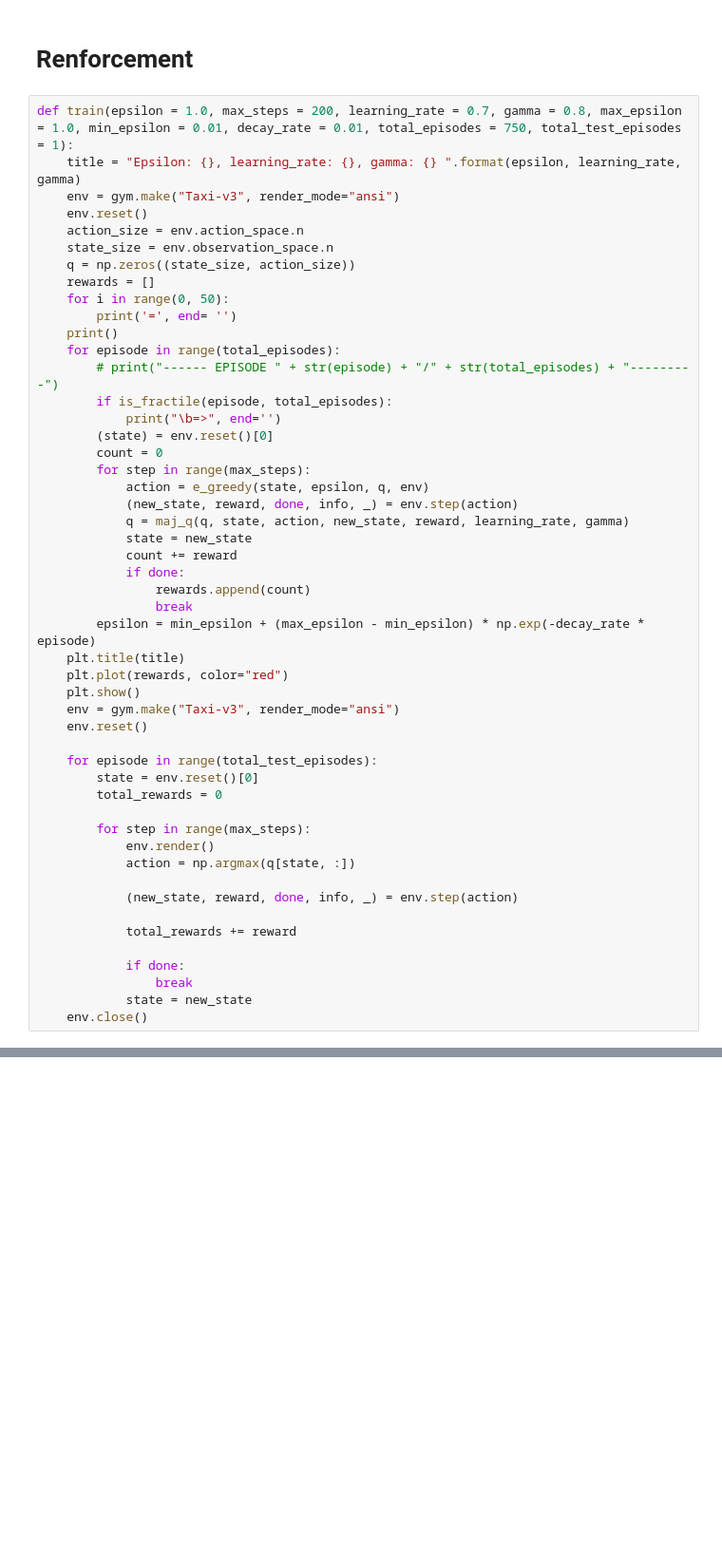
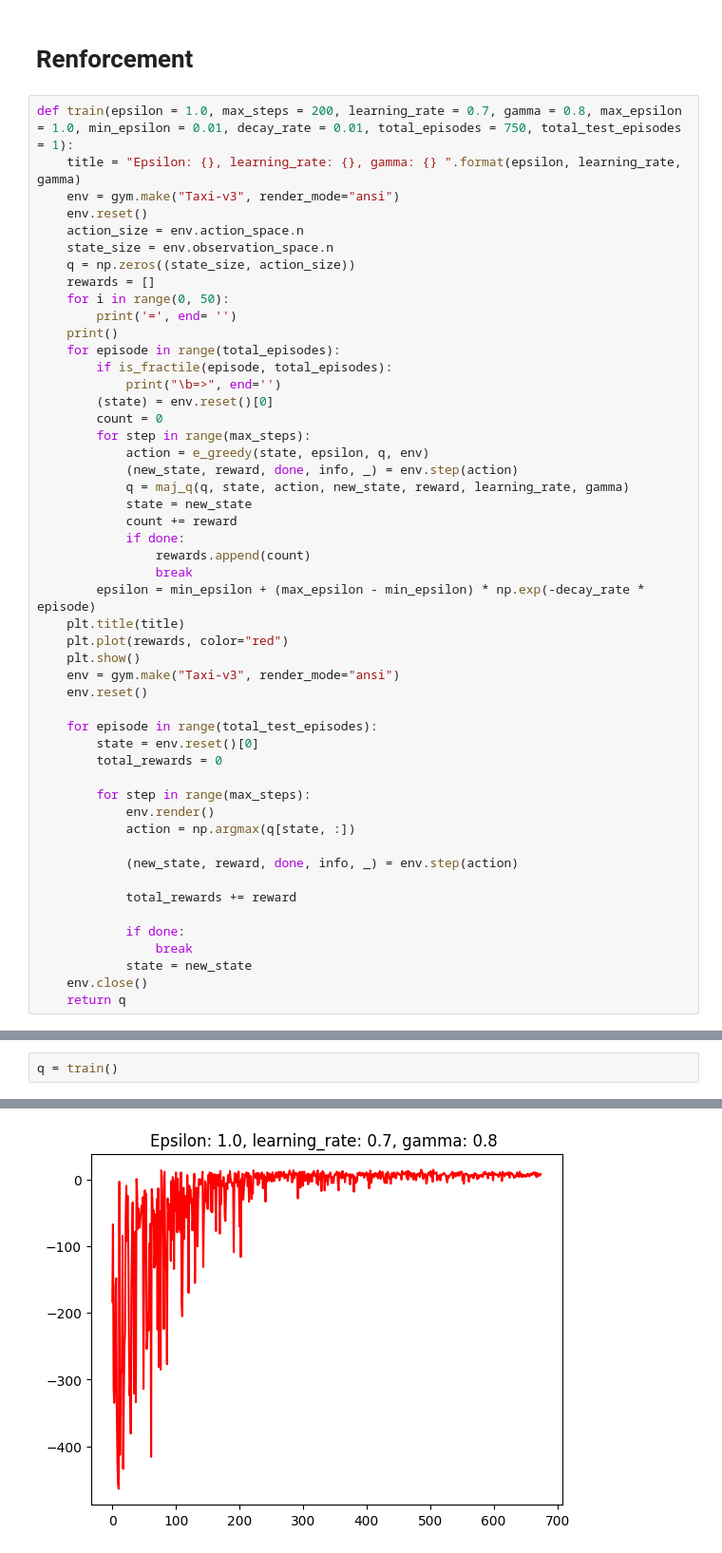
Before and after one commit to baudu69/TP_Reinforcment_Bonnevay, a Jupyter notebook: AUDU_Reinforcement_Learning.ipynb, the cells around one changed output, grey strips where cells are left out. Shown: that part at 95% size. Saved outputs shown, nothing was run; the diff lists cells and outputs as text; blank space fills up the shorter version.

```diff
--- a/AUDU_Reinforcement_Learning.ipynb
+++ b/AUDU_Reinforcement_Learning.ipynb
@@ -38,7 +50,6 @@ def train(epsilon = 1.0, max_steps = 200, learning_rate = 0.7, gamma = 0.8, max_
         print('=', end= '')
     print()
     for episode in range(total_episodes):
-        # print("------ EPISODE " + str(episode) + "/" + str(total_episodes) + "---------")
         if is_fractile(episode, total_episodes):
             print("\b=>", end='')
         (state) = env.reset()[0]
@@ -75,3 +86,4 @@ def train(epsilon = 1.0, max_steps = 200, learning_rate = 0.7, gamma = 0.8, max_
                 break
             state = new_state
     env.close()
+    return q
@@ -111,0 +90,3 @@ train()
+# %%
+q = train()
+# %% [output]
@@ -111,0 +95 @@ train()
+[figure, added]
```
Also changed, not shown: parts of 5 cells of this notebook.
